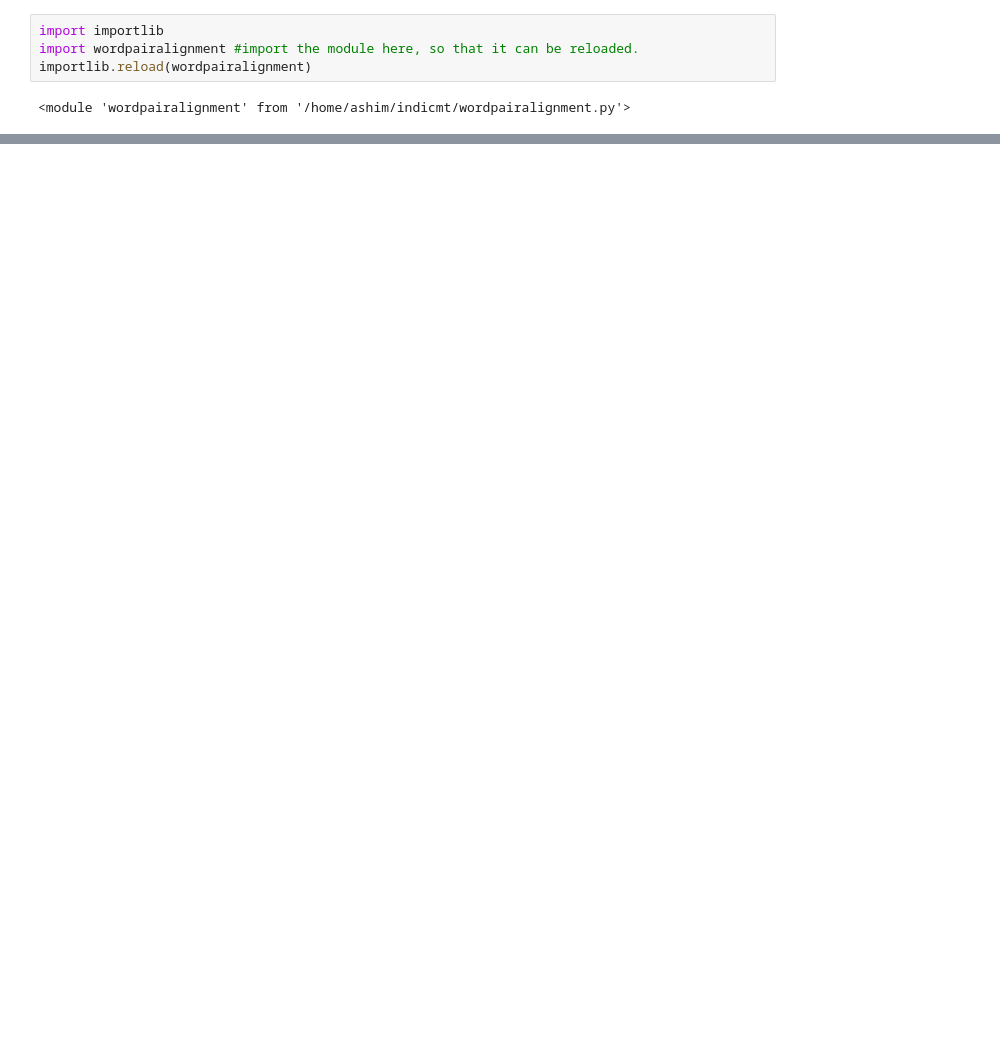
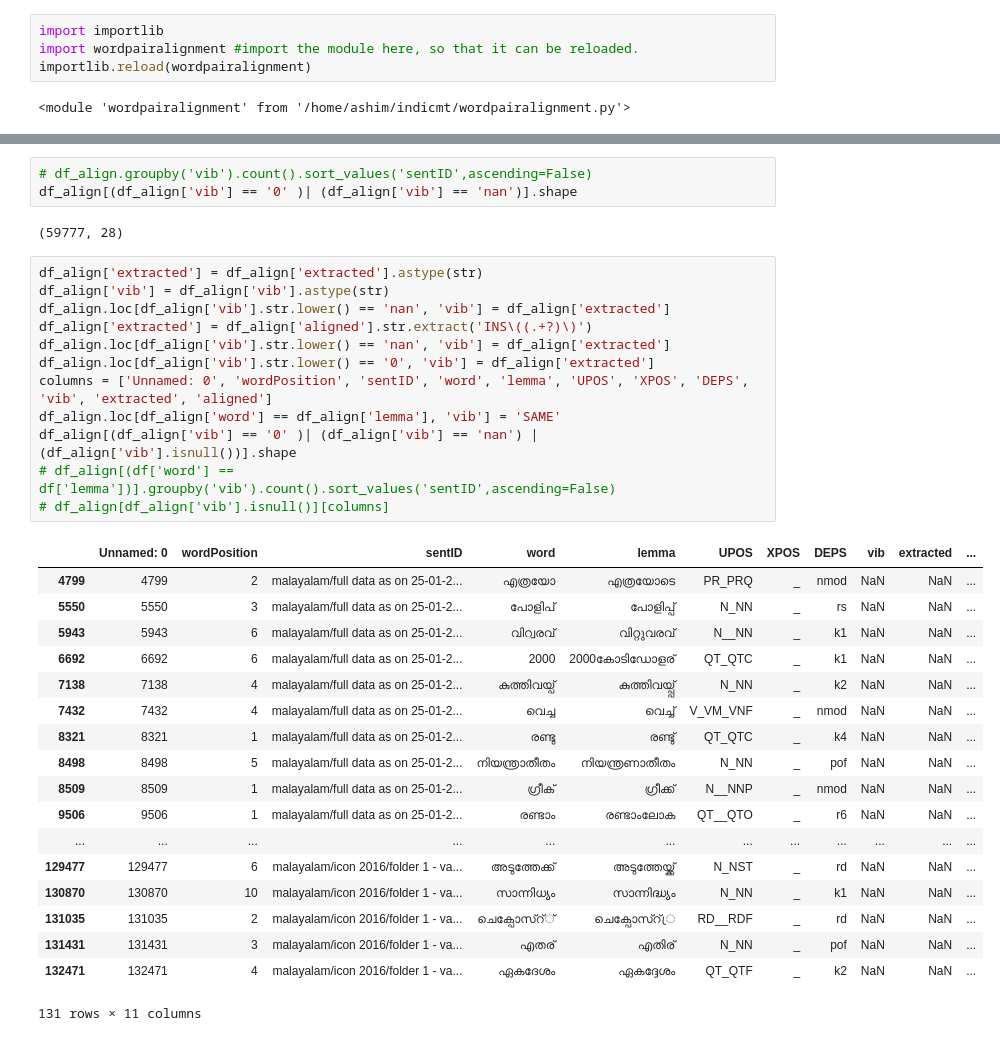
Before and after one commit to ashim95/IndicLM, a Jupyter notebook: generate_nonce_pairs.ipynb, the cells around one changed output, grey strips where cells are left out. Cells and saved outputs as stored; diff of their text form; blank space fills up the shorter version.

```diff
--- a/generate_nonce_pairs.ipynb
+++ b/generate_nonce_pairs.ipynb
@@ -204,0 +230,36 @@ df_align.loc[df_align['vib']]
+# %%
+# df_align.groupby('vib').count().sort_values('sentID',ascending=False)
+df_align[(df_align['vib'] == '0' )| (df_align['vib'] == 'nan')].shape
+# %% [output]
+(59777, 28)
+# %%
+df_align['extracted'] = df_align['extracted'].astype(str)
+df_align['vib'] = df_align['vib'].astype(str)
+df_align.loc[df_align['vib'].str.lower() == 'nan', 'vib'] = df_align['extracted']
+df_align['extracted'] = df_align['aligned'].str.extract('INS\((.+?)\)')
+df_align.loc[df_align['vib'].str.lower() == 'nan', 'vib'] = df_align['extracted']
+df_align.loc[df_align['vib'].str.lower() == '0', 'vib'] = df_align['extracted']
+columns = ['Unnamed: 0', 'wordPosition', 'sentID', 'word', 'lemma', 'UPOS', 'XPOS', 'DEPS', 'vib', 'extracted', 'aligned']
+df_align.loc[df_align['word'] == df_align['lemma'], 'vib'] = 'SAME'
+df_align[(df_align['vib'] == '0' )| (df_align['vib'] == 'nan') | (df_align['vib'].isnull())].shape
+# df_align[(df['word'] == df['lemma'])].groupby('vib').count().sort_values('sentID',ascending=False)
+# df_align[df_align['vib'].isnull()][columns]
+# %% [output]
+|  | Unnamed: 0 | wordPosition | sentID | word | lemma | UPOS | XPOS | DEPS | vib | extracted | ... |
+| 4799 | 4799 | 2 | malayalam/full data as on 25-01-2... | എത്രയോ | എത്രയോടെ | PR_PRQ | _ | nmod | NaN | NaN | ... |
+| 5550 | 5550 | 3 | malayalam/full data as on 25-01-2... | പോളിപ് | പോളിപ്പ് | N_NN | _ | rs | NaN | NaN | ... |
+| 5943 | 5943 | 6 | malayalam/full data as on 25-01-2... | വിറ്വരവ് | വിറ്റുവരവ് | N__NN | _ | k1 | NaN | NaN | ... |
+| 6692 | 6692 | 6 | malayalam/full data as on 25-01-2... | 2000 | 2000കോടിഡോളര് | QT_QTC | _ | k1 | NaN | NaN | ... |
+| 7138 | 7138 | 4 | malayalam/full data as on 25-01-2... | കുത്തിവയ്പ് | കുത്തിവയ്പ്പ് | N_NN | _ | k2 | NaN | NaN | ... |
+| 7432 | 7432 | 4 | malayalam/full data as on 25-01-2... | വെച്ച | വെച്ച് | V_VM_VNF | _ | nmod | NaN | NaN | ... |
+| 8321 | 8321 | 1 | malayalam/full data as on 25-01-2... | രണ്ടു | രണ്ടു് | QT_QTC | _ | k4 | NaN | NaN | ... |
+| 8498 | 8498 | 5 | malayalam/full data as on 25-01-2... | നിയന്ത്രാതീതം | നിയന്ത്രണാതീതം | N_NN | _ | pof | NaN | NaN | ... |
+| 8509 | 8509 | 1 | malayalam/full data as on 25-01-2... | ഗ്രീക് | ഗ്രീക്ക് | N__NNP | _ | nmod | NaN | NaN | ... |
+| 9506 | 9506 | 1 | malayalam/full data as on 25-01-2... | രണ്ടാം | രണ്ടാംലോക | QT__QTO | _ | r6 | NaN | NaN | ... |
+| ... | ... | ... | ... | ... | ... | ... | ... | ... | ... | ... | ... |
+| 129477 | 129477 | 6 | malayalam/icon 2016/folder 1 - va... | അടുത്തേക്ക് | അടുത്തേയ്ക്ക് | N_NST | _ | rd | NaN | NaN | ... |
+| 130870 | 130870 | 10 | malayalam/icon 2016/folder 1 - va... | സാന്നിധ്യം | സാന്നിദ്ധ്യം | N_NN | _ | k1 | NaN | NaN | ... |
+| 131035 | 131035 | 2 | malayalam/icon 2016/folder 1 - va... | ചെക്പോസ്റ്് | ചെക്പോസ്റ്്ര | RD__RDF | _ | rd | NaN | NaN | ... |
+| 131431 | 131431 | 3 | malayalam/icon 2016/folder 1 - va... | എതര് | എതിര് | N_NN | _ | pof | NaN | NaN | ... |
+| 132471 | 132471 | 4 | malayalam/icon 2016/folder 1 - va... | ഏകദേശം | ഏകദ്ദേശം | QT_QTF | _ | k2 | NaN | NaN | ... |
+131 rows × 11 columns
```
Also changed, not shown: parts of 11 cells of this notebook.
